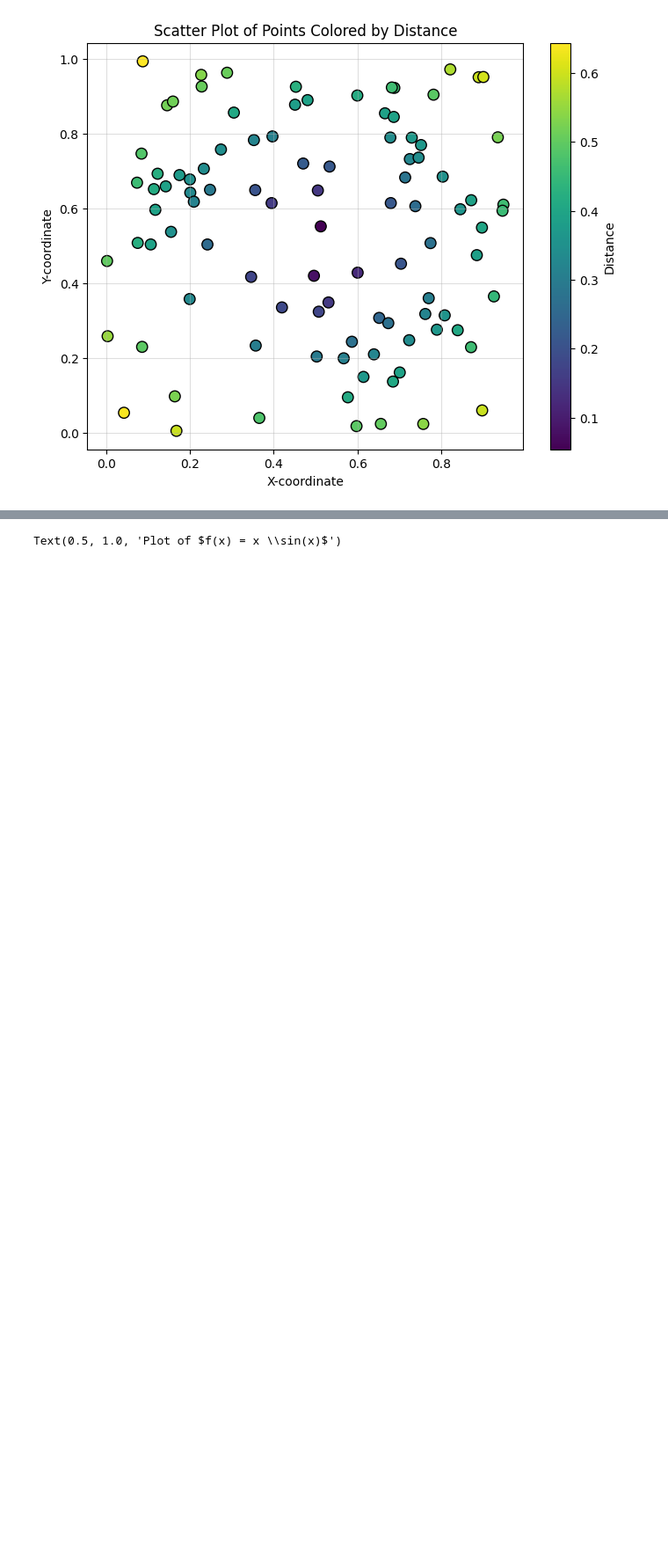
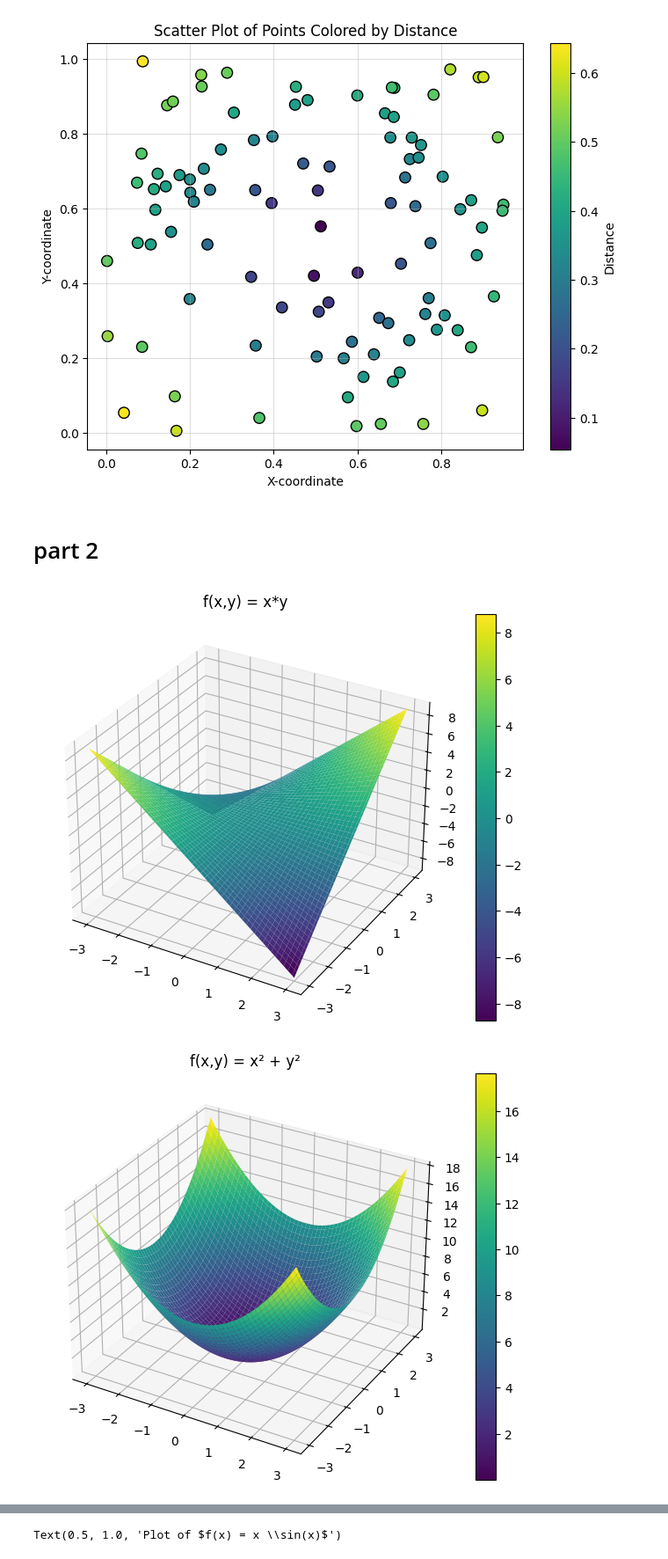
Before and after one commit to pankace/python3_plot_v2, a Jupyter notebook: plot.ipynb, the cells around one changed output, grey strips where cells are left out. Shown at 88% size. Cells and saved outputs as stored; diff of their text form; code cells hidden in the pictures; blank space fills up the shorter version.

Commit message:
part2

```diff
--- a/plot.ipynb
+++ b/plot.ipynb
@@ -73,3 +75,42 @@ plt.grid(alpha=0.4)
 plt.show()
 # %% [output]
 [figure]
+# %% [markdown]
+# part 2
+# %%
+import numpy as np
+import matplotlib.pyplot as plt
+from mpl_toolkits.mplot3d import Axes3D
+
+#grid
+x = np.linspace(-3, 3, 100)
+y = np.linspace(-3, 3, 100)
+X, Y = np.meshgrid(x, y)
+
+#fig
+fig1 = plt.figure(figsize=(8, 6))
+ax1 = fig1.add_subplot(111, projection='3d')
+Z1 = X * Y
+surf1 = ax1.plot_surface(X, Y, Z1, cmap='viridis')
+ax1.set_title('f(x,y) = x*y')
+fig1.colorbar(surf1)
+plt.show()
+
+fig2 = plt.figure(figsize=(8, 6))
+ax2 = fig2.add_subplot(111, projection='3d')
+Z2 = X**2 + Y**2
+surf2 = ax2.plot_surface(X, Y, Z2, cmap='viridis')
+ax2.set_title('f(x,y) = x² + y²')
+fig2.colorbar(surf2)
+plt.show()
+
+fig3 = plt.figure(figsize=(8, 6))
+ax3 = fig3.add_subplot(111, projection='3d')
+Z3 = np.sin(3*X) * Y
+surf3 = ax3.plot_surface(X, Y, Z3, cmap='viridis')
+ax3.set_title('f(x,y) = sin(3x)*y')
+fig3.colorbar(surf3)
+plt.show()
+# %% [output]
+[figure, added]
+[figure, added]
```
Also changed, not shown: parts of 3 cells of this notebook.
